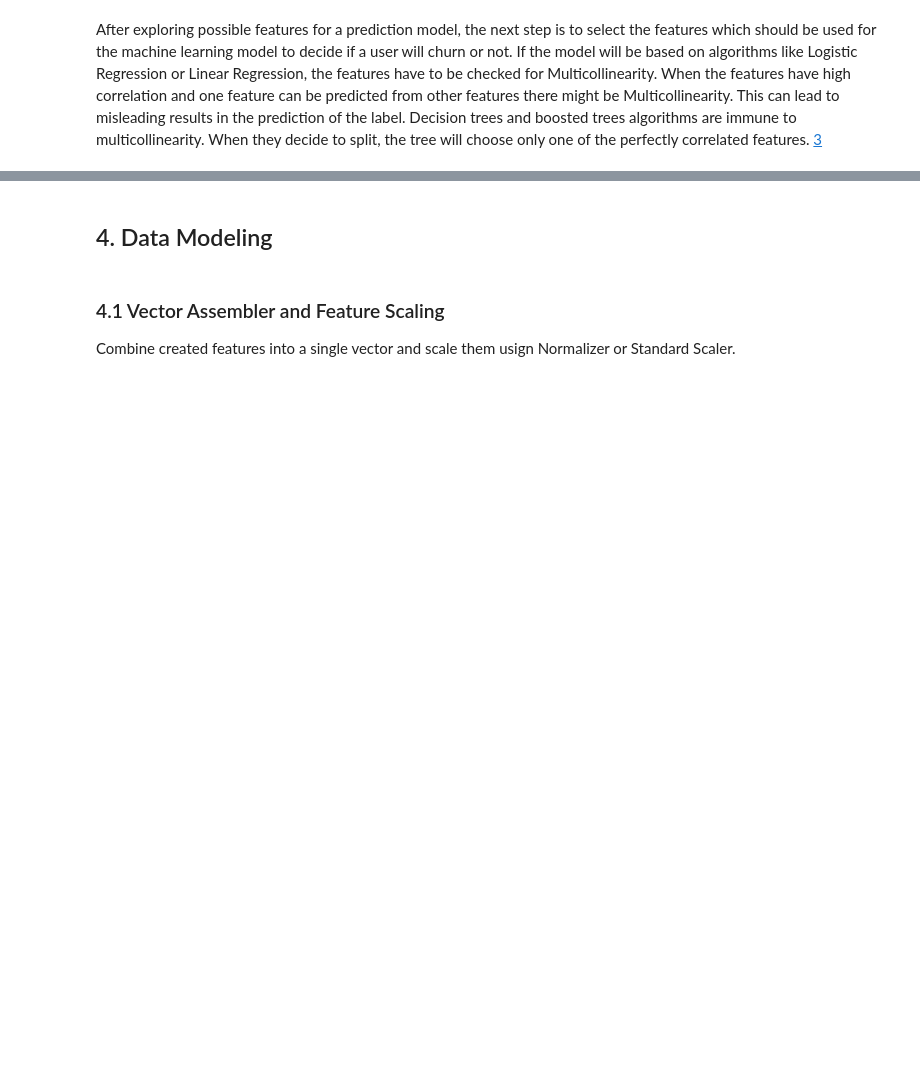
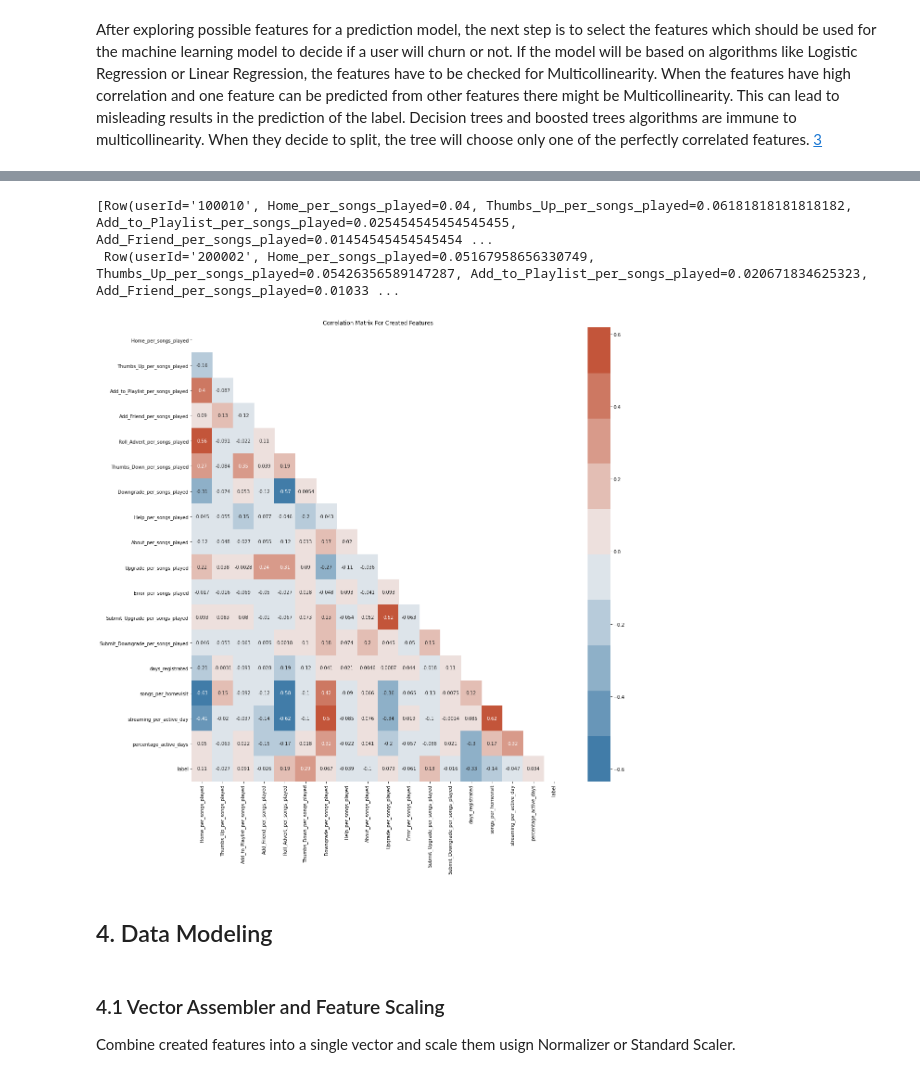
Before and after one commit to LeopoldWalther/SparkChurnDetection, a Jupyter notebook: Sparkify.ipynb, the cells around one changed output, grey strips where cells are left out. Cells and saved outputs as stored; diff of their text form; code cells hidden in the pictures; blank space fills up the shorter version.

```diff
--- a/Sparkify.ipynb
+++ b/Sparkify.ipynb
@@ -1607,13 +1412,17 @@ user_log_clean.filter(user_log_clean.page == 'Roll Advert') \
 # %%
-data_pd = data_raw.toPandas()
-corrMatrix = data_pd.corr()
+def create_correlation_graphic(data_raw):
+    '''
+    Function to visualize correlation of features.
+    '''
 
+    data_pd = data_raw.toPandas()
+    corrMatrix = data_pd.corr()
 
-# create mask for upper triangle as in https://seaborn.pydata.org/examples/many_pairwise_correlations.html
-mask = np.triu(np.ones_like(corrMatrix, dtype=np.bool))
+    mask = np.triu(np.ones_like(corrMatrix, dtype=np.bool))
 
-# custom diverging colormap
-cmap = sns.diverging_palette(240, 20)
-plt.figure(figsize=(15,15))
-sns.heatmap(corrMatrix, annot=True, cmap=cmap, mask=mask)
-plt.show()
+    cmap = sns.diverging_palette(240, 20, n=10)
+    plt.figure(figsize=(18,18))
+    sns.heatmap(corrMatrix, annot=True, cmap=cmap, mask=mask)
+    plt.title('Correlation Matrix For Created Features')
+    plt.savefig('correlation_graphic.png')
+    plt.show()
@@ -1622,3 +1457,13 @@ plt.show()
+# %%
+data_raw.head(n=2)
+# %% [output]
+[Row(userId='100010', Home_per_songs_played=0.04, Thumbs_Up_per_songs_played=0.06181818181818182, Add_to_Playlist_per_songs_played=0.025454545454545455, Add_Friend_per_songs_played=0.01454545454545454 ...
+ Row(userId='200002', Home_per_songs_played=0.05167958656330749, Thumbs_Up_per_songs_played=0.05426356589147287, Add_to_Playlist_per_songs_played=0.020671834625323, Add_Friend_per_songs_played=0.01033 ...
+# %%
+# check for high correlation among features
+create_correlation_graphic(data_raw)
+# %% [output]
+[figure, added]
 # %% [markdown]
 ## 4. Data Modeling
 # %% [markdown]
```
Also changed, not shown: parts of 72 cells of this notebook.
